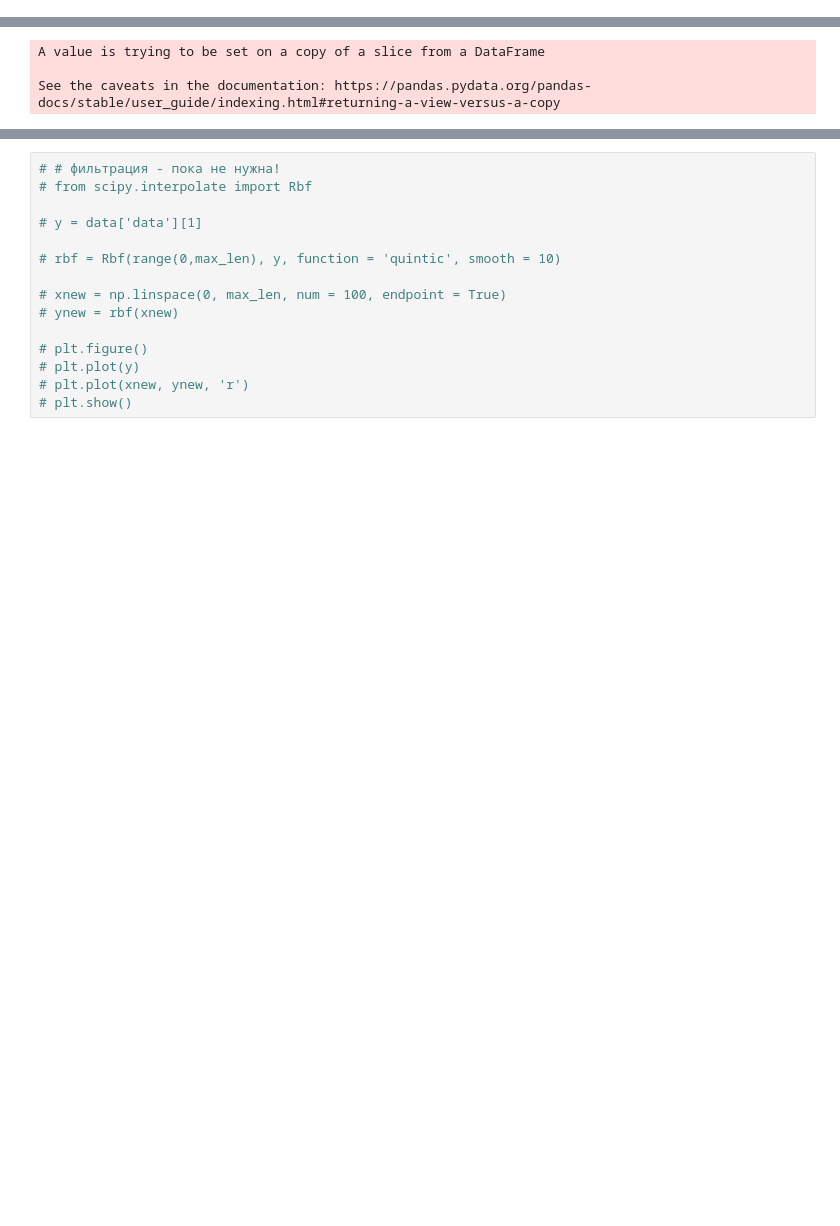
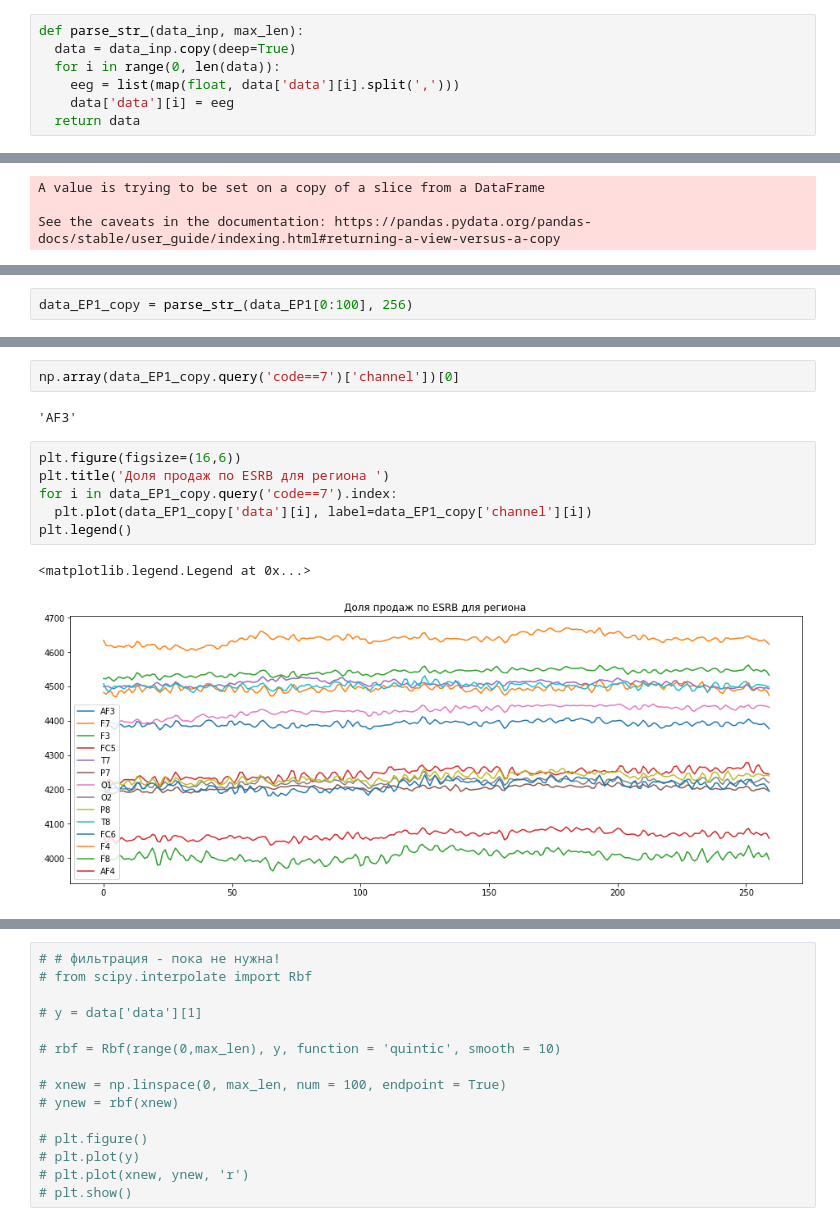
Before and after one commit to IImbryk/NMA_MindBigData, a Jupyter notebook: mnist_for_brain.ipynb, the cells around one changed output, grey strips where cells are left out. Cells and saved outputs as stored; diff of their text form; blank space fills up the shorter version.

```diff
--- a/mnist_for_brain.ipynb
+++ b/mnist_for_brain.ipynb
@@ -149,6 +162,13 @@ def parse_str(data_inp, max_len):
     zero_add = [0] * (max_len - len(eeg))
     data['data'][i] = eeg + zero_add
   return data
+# %%
+def parse_str_(data_inp, max_len):
+  data = data_inp.copy(deep=True)
+  for i in range(0, len(data)):
+    eeg = list(map(float, data['data'][i].split(',')))
+    data['data'][i] = eeg
+  return data
 # %%
 #df_parse= parse_str(df, df['size'].max())
 # %% [output]
@@ -161,0 +192,2 @@ See the caveats in the documentation: https://pandas.pydata.org/pandas-docs/stab
+# %%
+data_EP1_copy = parse_str_(data_EP1[0:100], 256)
@@ -161,0 +217,13 @@ See the caveats in the documentation: https://pandas.pydata.org/pandas-docs/stab
+# %%
+np.array(data_EP1_copy.query('code==7')['channel'])[0]
+# %% [output]
+'AF3'
+# %%
+plt.figure(figsize=(16,6))
+plt.title('Доля продаж по ESRB для региона ')
+for i in data_EP1_copy.query('code==7').index:
+  plt.plot(data_EP1_copy['data'][i], label=data_EP1_copy['channel'][i])
+plt.legend()
+# %% [output]
+<matplotlib.legend.Legend at 0x...>
+[figure, added]
```
Also changed, not shown: parts of 11 cells of this notebook.
